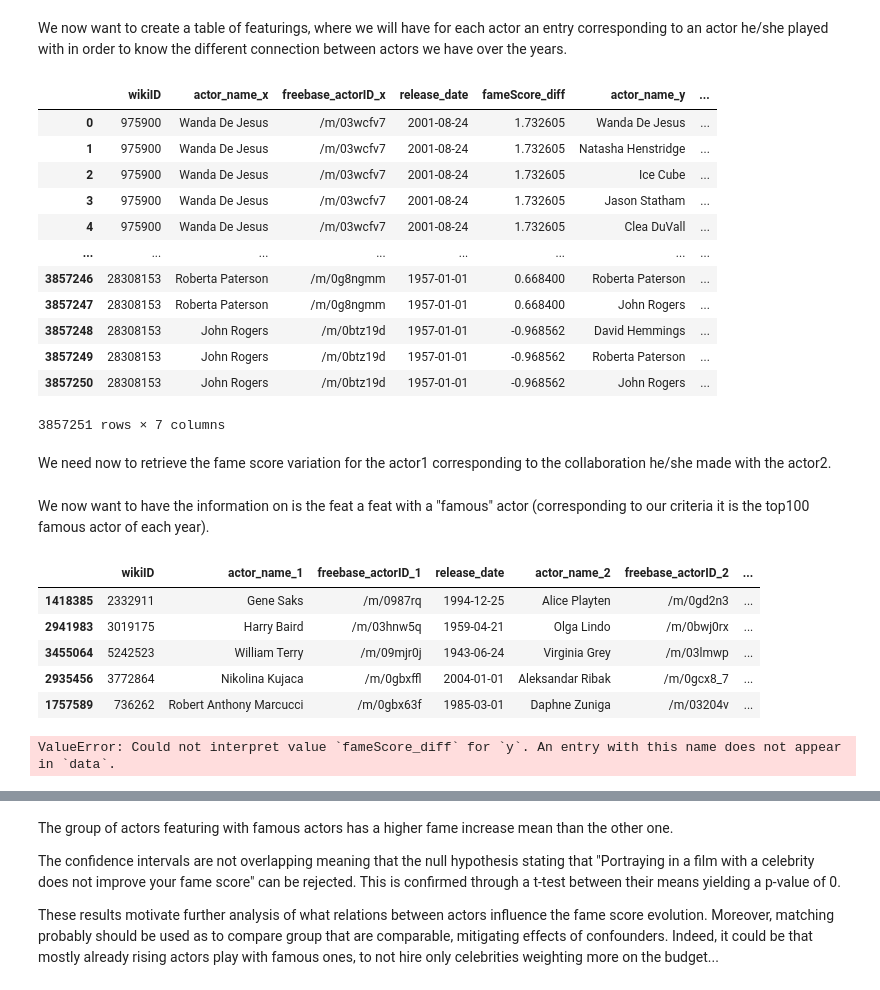
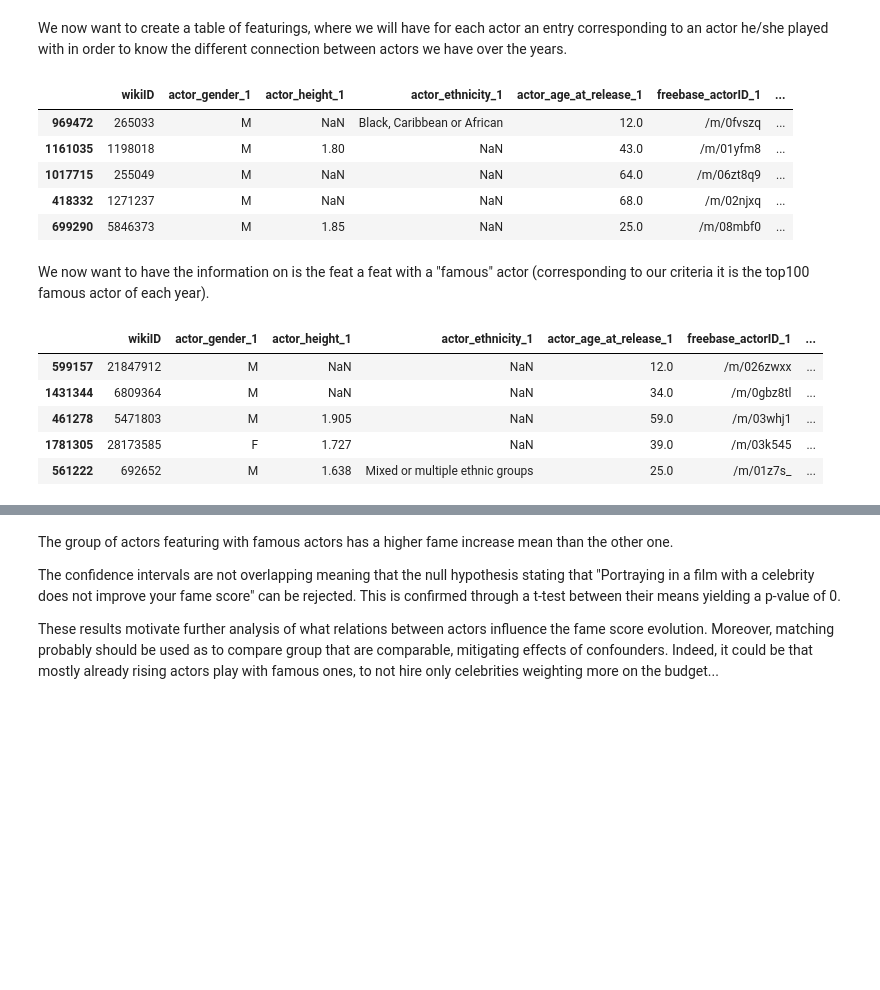
Before and after one commit to epfl-ada/ada-2023-project-lasempanadas, a Jupyter notebook: project_milestone_3.ipynb, the cells around one changed output, grey strips where cells are left out. Cells and saved outputs as stored; diff of their text form; code cells hidden in the pictures; blank space fills up the shorter version.

```diff
--- a/project_milestone_3.ipynb
+++ b/project_milestone_3.ipynb
@@ -1191,27 +889,23 @@ We now want to create a table of featurings, where we will have for each actor a
 # %%
 # Create dataframe actor_feats linking an actor 1 benefitting from casting with an actor 2
 # (reverse relation is also present in dataframe)
-actor_feats = cmu_character[['wikiID','actor_name','freebase_actorID','release_date','fameScore_diff']]
+actor_feats = cmu_character[['wikiID','actor_gender','actor_height','actor_ethnicity',
+                             'actor_age_at_release','freebase_actorID','fameScore','persona','release_date','fameScore_diff']]
 actor_feats = actor_feats.merge(actor_feats.drop(columns='fameScore_diff'), on=['wikiID','release_date'])
-actor_feats.columns = ['wikiID','actor_name_1','freebase_actorID_1','release_date', 'fameScore_diff'
-                       'actor_name_2','freebase_actorID_2']
+actor_feats.columns = ['wikiID',
+                       'actor_gender_1','actor_height_1','actor_ethnicity_1',
+                       'actor_age_at_release_1','freebase_actorID_1','fameScore_1','persona_1',
+                       'release_date','fameScore_diff',
+                       'actor_gender_2','actor_height_2','actor_ethnicity_2',
+                       'actor_age_at_release_2','freebase_actorID_2','fameScore_2','persona_2']
 
 # Remove feats with itself
 actor_feats = actor_feats[actor_feats.freebase_actorID_1!=actor_feats.freebase_actorID_2]
 actor_feats.sample(5)
 # %% [output]
-|  | wikiID | actor_name_x | freebase_actorID_x | release_date | fameScore_diff | actor_name_y | ... |
-| 0 | 975900 | Wanda De Jesus | /m/03wcfv7 | 2001-08-24 | 1.732605 | Wanda De Jesus | ... |
-| 1 | 975900 | Wanda De Jesus | /m/03wcfv7 | 2001-08-24 | 1.732605 | Natasha Henstridge | ... |
-| 2 | 975900 | Wanda De Jesus | /m/03wcfv7 | 2001-08-24 | 1.732605 | Ice Cube | ... |
-| 3 | 975900 | Wanda De Jesus | /m/03wcfv7 | 2001-08-24 | 1.732605 | Jason Statham | ... |
-| 4 | 975900 | Wanda De Jesus | /m/03wcfv7 | 2001-08-24 | 1.732605 | Clea DuVall | ... |
-| ... | ... | ... | ... | ... | ... | ... | ... |
-| 3857246 | 28308153 | Roberta Paterson | /m/0g8ngmm | 1957-01-01 | 0.668400 | Roberta Paterson | ... |
-| 3857247 | 28308153 | Roberta Paterson | /m/0g8ngmm | 1957-01-01 | 0.668400 | John Rogers | ... |
-| 3857248 | 28308153 | John Rogers | /m/0btz19d | 1957-01-01 | -0.968562 | David Hemmings | ... |
-| 3857249 | 28308153 | John Rogers | /m/0btz19d | 1957-01-01 | -0.968562 | Roberta Paterson | ... |
-| 3857250 | 28308153 | John Rogers | /m/0btz19d | 1957-01-01 | -0.968562 | John Rogers | ... |
+|  | wikiID | actor_gender_1 | actor_height_1 | actor_ethnicity_1 | actor_age_at_release_1 | freebase_actorID_1 | ... |
+| 969472 | 265033 | M | NaN | Black, Caribbean or African | 12.0 | /m/0fvszq | ... |
+| 1161035 | 1198018 | M | 1.80 | NaN | 43.0 | /m/01yfm8 | ... |
+| 1017715 | 255049 | M | NaN | NaN | 64.0 | /m/06zt8q9 | ... |
+| 418332 | 1271237 | M | NaN | NaN | 68.0 | /m/02njxq | ... |
+| 699290 | 5846373 | M | 1.85 | NaN | 25.0 | /m/08mbf0 | ... |
-3857251 rows × 7 columns
-# %% [markdown]
-We need now to retrieve the fame score variation for the actor1 corresponding to the collaboration he/she made with the actor2.
@@ -1235,17 +923,15 @@ actor_feats['with_top100'] = ~actor_feats['with_top100'].isna()
 
 actor_feats.sample(5)
 # %% [output]
-|  | wikiID | actor_name_1 | freebase_actorID_1 | release_date | actor_name_2 | freebase_actorID_2 | ... |
-| 1418385 | 2332911 | Gene Saks | /m/0987rq | 1994-12-25 | Alice Playten | /m/0gd2n3 | ... |
-| 2941983 | 3019175 | Harry Baird | /m/03hnw5q | 1959-04-21 | Olga Lindo | /m/0bwj0rx | ... |
-| 3455064 | 5242523 | William Terry | /m/09mjr0j | 1943-06-24 | Virginia Grey | /m/03lmwp | ... |
-| 2935456 | 3772864 | Nikolina Kujaca | /m/0gbxffl | 2004-01-01 | Aleksandar Ribak | /m/0gcx8_7 | ... |
-| 1757589 | 736262 | Robert Anthony Marcucci | /m/0gbx63f | 1985-03-01 | Daphne Zuniga | /m/03204v | ... |
+|  | wikiID | actor_gender_1 | actor_height_1 | actor_ethnicity_1 | actor_age_at_release_1 | freebase_actorID_1 | ... |
+| 599157 | 21847912 | M | NaN | NaN | 12.0 | /m/026zwxx | ... |
+| 1431344 | 6809364 | M | NaN | NaN | 34.0 | /m/0gbz8tl | ... |
+| 461278 | 5471803 | M | 1.905 | NaN | 59.0 | /m/03whj1 | ... |
+| 1781305 | 28173585 | F | 1.727 | NaN | 39.0 | /m/03k545 | ... |
+| 561222 | 692652 | M | 1.638 | Mixed or multiple ethnic groups | 25.0 | /m/01z7s_ | ... |
 # %%
 sns.pointplot(data=actor_feats, x='with_top100', y='fameScore_diff', color='cornflowerblue',
               err_kws={'linewidth': 1}, linestyles='none', capsize=0.2)
 plt.title('Impact on fame score of featuring with a famous actor in a movie')
 plt.ylabel('Fame score difference before/after a film')
 plt.xlabel('Featuring with a top100 actor');
-# %% [output]
-ValueError: Could not interpret value `fameScore_diff` for `y`. An entry with this name does not appear in `data`.
```
Also changed, not shown: parts of 107 cells of this notebook.
